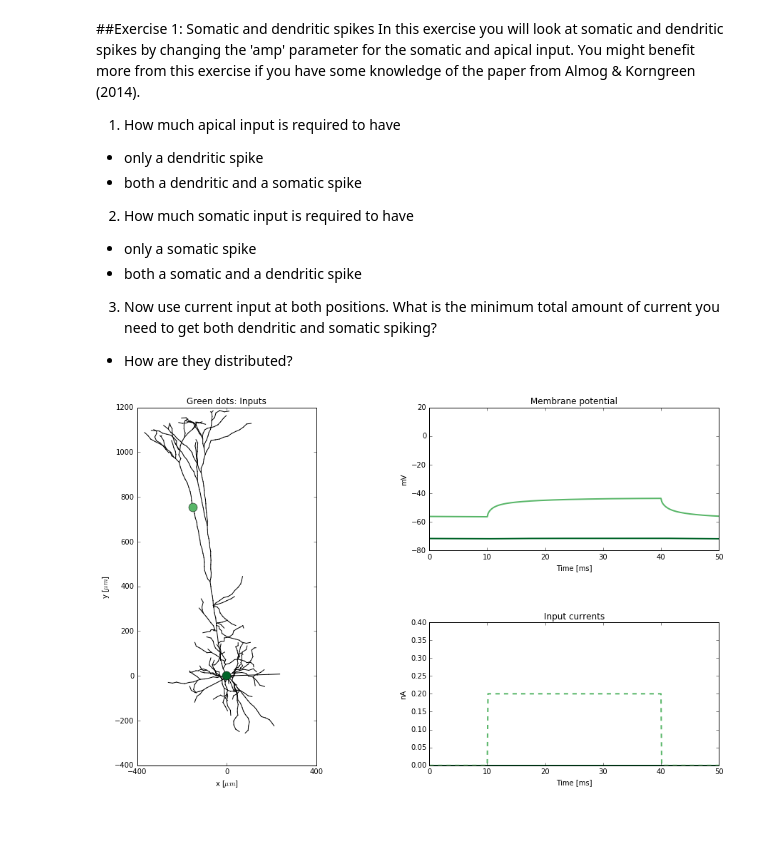
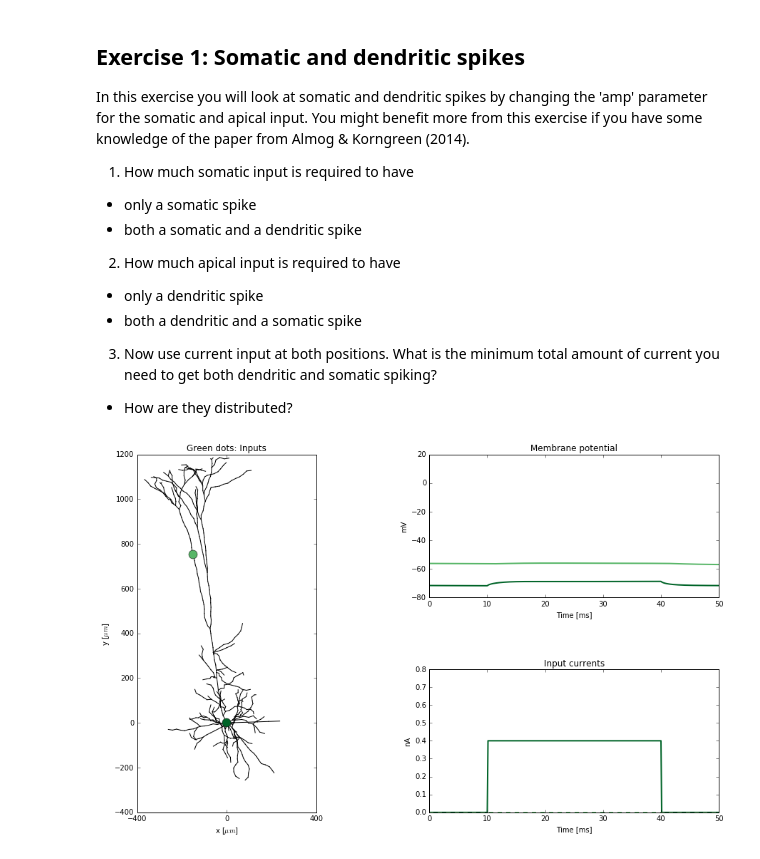
Before and after one commit to torbjone/my_binder_test, a Jupyter notebook: index.ipynb, the cells around one changed output. Cells and saved outputs as stored; diff of their text form; code cells hidden in the pictures; blank space fills up the shorter version.

Commit message:
Added old exercises again

```diff
--- a/index.ipynb
+++ b/index.ipynb
@@ -18,37 +18,37 @@ os.system('nrnivmodl')
 # Specially interested users are encuraged to also modify the following file, to access more parameters.
 from CompAnalysis import *
 # %% [markdown]
-##Exercise 1: Somatic and dendritic spikes
+## Exercise 1: Somatic and dendritic spikes
  In this exercise you will look at somatic and dendritic spikes by changing the 'amp' parameter for the somatic and apical input. You might benefit more from this exercise if you have some knowledge of the paper from Almog & Korngreen (2014).
 
- 1. How much apical input is required to have
+ 1. How much somatic input is required to have
+  * only a somatic spike
+  * both a somatic and a dendritic spike
+ 2. How much apical input is required to have
   * only a dendritic spike
   * both a dendritic and a somatic spike
- 2. How much somatic input is required to have
-  * only a somatic spike
-  * both a somatic and a dendritic spike
  3. Now use current input at both positions. What is the minimum total amount of current you need to get both dendritic and somatic spiking?
   * How are they distributed?
 # %%
 
 
 # Parameters for step pulse input to soma and apical dendrite
 soma_clamp_params = {
     'idx': 0,  # Cell index of soma
     'record_current': True,
-    'amp': 0., # [nA] Current injected in soma
+    'amp': 0.4, # [nA] Current injected in soma
     'dur': 30., # [ms] Duration of pulse
     'delay': 10, # [ms] Delay before pulse onset
     'pptype': 'IClamp',
     }
 apic_clamp_params = {
     'record_current': True,
-    'amp': 0.2,  # [nA] Current injected in apical dendrite
+    'amp': 0.0,  # [nA] Current injected in apical dendrite
     'dur': 30., # [ms] Duration of pulse
     'delay': 10, # [ms] Delay before pulse onset
     'pptype': 'IClamp',
     }
 
 exercise1(soma_clamp_params, apic_clamp_params)
 # %% [output]
-[figure, old version]
+[figure, new version]
```
Also changed, not shown: parts of 10 cells of this notebook, 3 other files.
